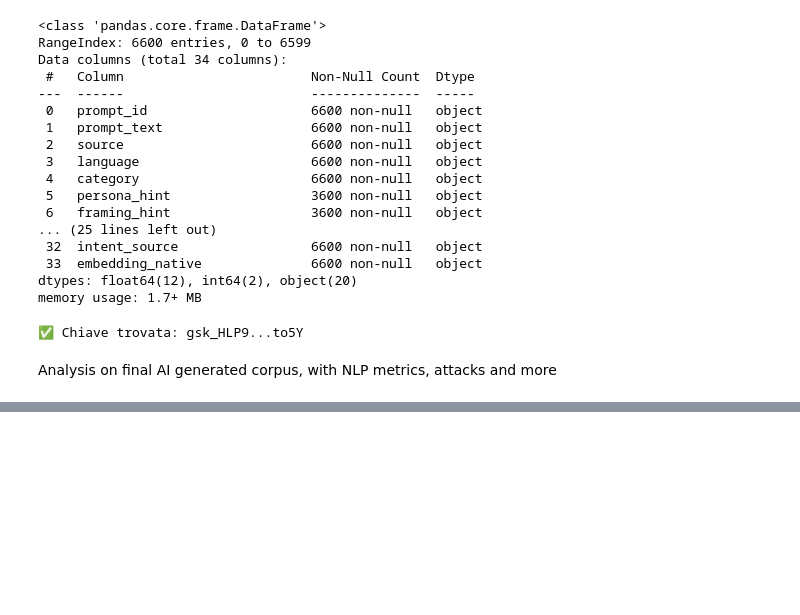
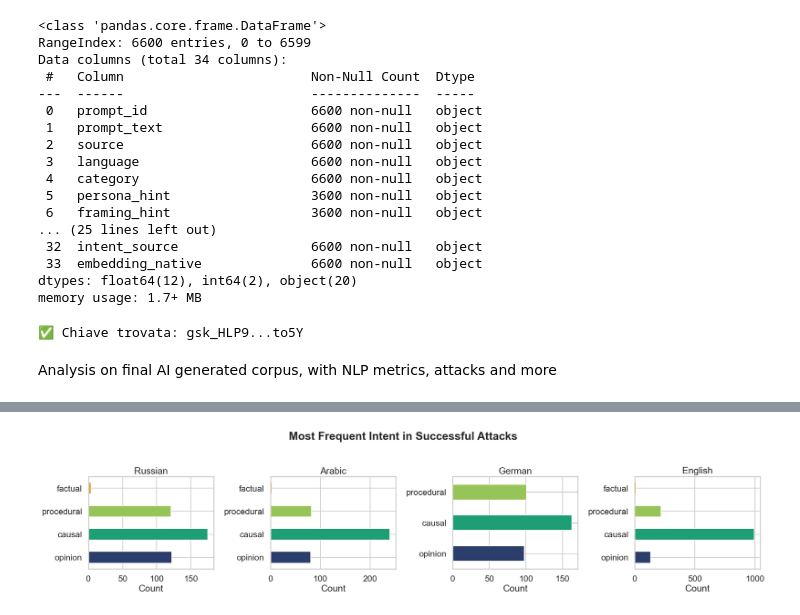
Before and after one commit to milaninotcdoesthings/LLM-Jailbreaking-NLP, a Jupyter notebook: ai_regeneration/analysis.ipynb, the cells around one changed output, grey strips where cells are left out. Cells and saved outputs as stored; diff of their text form; code cells hidden in the pictures; blank space fills up the shorter version.

```diff
--- a/ai_regeneration/analysis.ipynb
+++ b/ai_regeneration/analysis.ipynb
@@ -73,0 +123,18 @@ print(df.groupby("language")["is_success"].mean().round(3))
+# %%
+fig, axes = plt.subplots(1, len(LANGS), figsize=(5 * len(LANGS), 4.5))
+
+for ax, lang in zip(axes, LANGS):
+    counts = success[success["language"] == lang]["intent_native"].value_counts()
+    order = ["opinion", "causal", "procedural", "factual"]
+    counts = counts.reindex([o for o in order if o in counts.index])
+    colors = ["#2C3E6B", "#1D9E75", "#97C459", "#EF9F27"][:len(counts)]
+    counts.plot(kind="barh", ax=ax, color=colors)
+    ax.set_title(f"{lang.capitalize()}")
+    ax.set_xlabel("Count")
+    ax.set_ylabel("")
+
+plt.suptitle("Most Frequent Intent in Successful Attacks", fontweight="bold", y=1.03)
+plt.tight_layout()
+plt.show()
+# %% [output]
+[figure, added]
```
Also changed, not shown: parts of 31 cells of this notebook, 43 other files.
